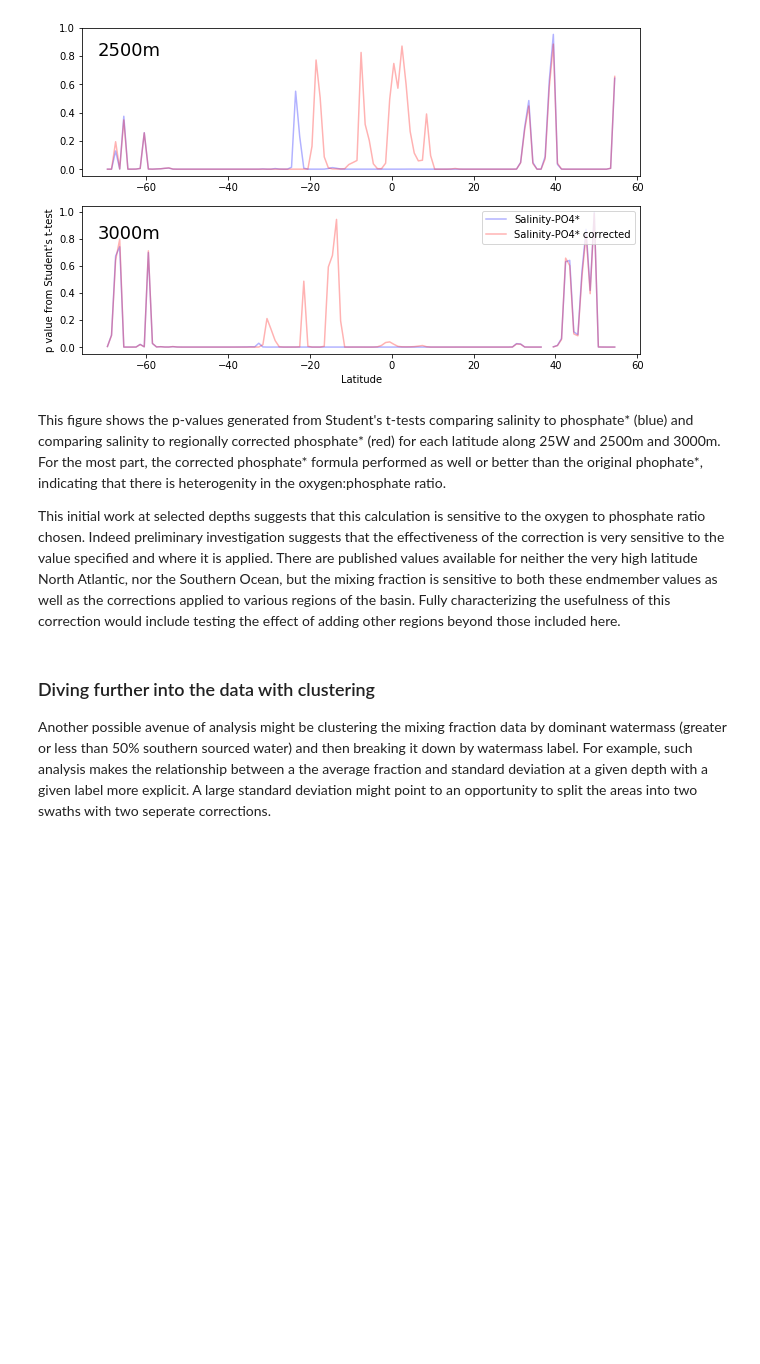
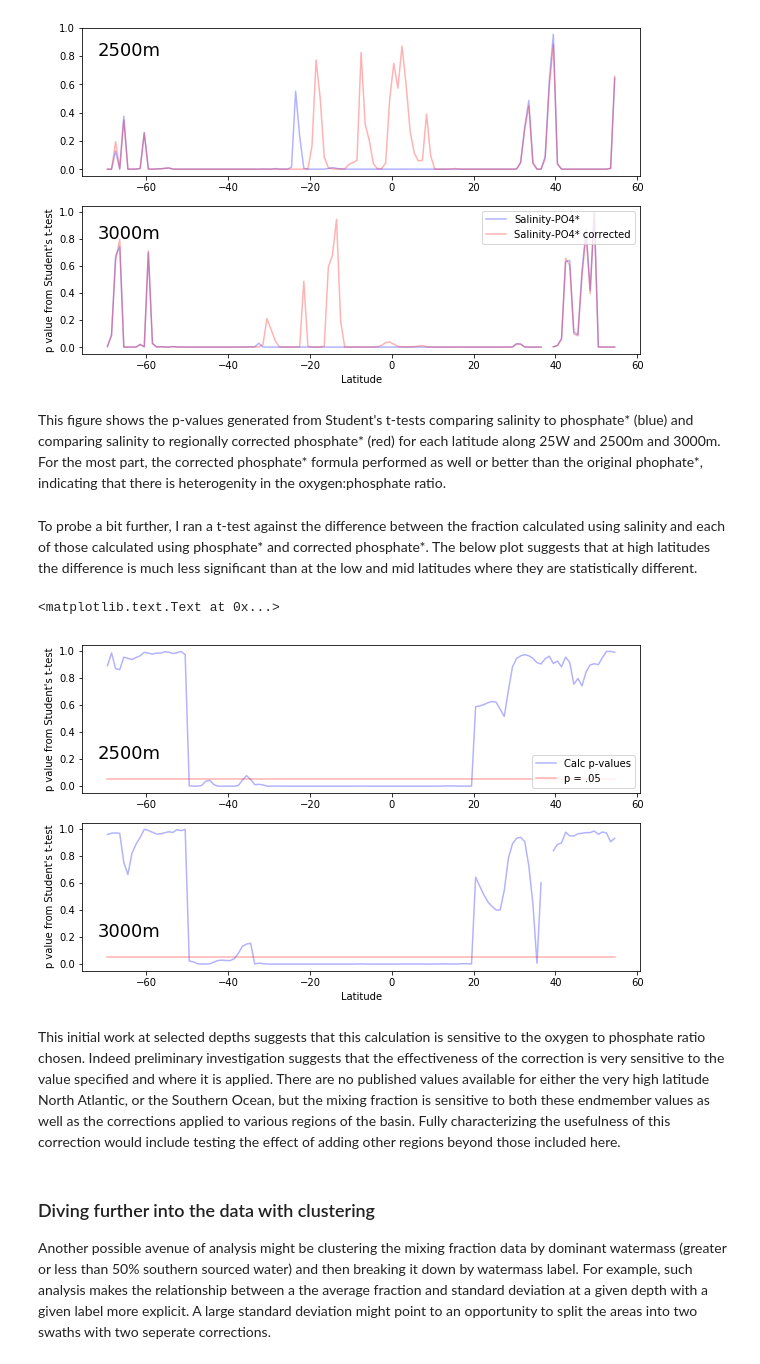
Before and after one commit to jordanplanders/Thinkful, a Jupyter notebook: Bootcamp/Unit 1/capstone/Phosphate-star jlanders-capstone2.ipynb, the cells around one changed output. Drawn from its saved outputs; the diff is of its cells as text; code cells hidden in the pictures; blank space fills up the shorter version.

Commit message:
added ttest comparing f_po4*-f_s and f_po4*c-f_s

```diff
--- a/Bootcamp/Unit 1/capstone/Phosphate-star jlanders-capstone2.ipynb
+++ b/Bootcamp/Unit 1/capstone/Phosphate-star jlanders-capstone2.ipynb
@@ -283,10 +283,32 @@ ax[len(depths)-1].set_xlabel('Latitude')
 # %% [output]
 <matplotlib.text.Text at 0x...>
 [figure]
+# %% [markdown]
+This figure shows the p-values generated from Student's t-tests comparing salinity to phosphate* (blue) and comparing salinity to regionally corrected phosphate* (red) for each latitude along 25W and 2500m and 3000m. For the most part, the corrected phosphate* formula performed as well or better than the original phophate*, indicating that there is heterogenity in the oxygen:phosphate ratio.
+# %% [markdown]
+To probe a bit further, I ran a t-test against the difference between the fraction calculated using salinity and each of those calculated using phosphate* and corrected phosphate*.  The below plot suggests that at high latitudes the difference is much less significant than at the low and mid latitudes where they are statistically different.
+# %%
+fig ,ax = plt.subplots(nrows=len(depths), ncols=1, figsize = (10,6))
+pval_d = {dpth: [] for dpth in depths}
+for ik, dpth in enumerate(depths):
+    for lat in latitudes:
+        delta = [mixing_ratios[dpth][lat]['salinity'][ik]-mixing_ratios[dpth][lat]['po4_star'][ik] for ik in range(len(mixing_ratios[dpth][lat]['salinity']))]
+        delta_c = [mixing_ratios[dpth][lat]['salinity'][ik]-mixing_ratios[dpth][lat]['po4_star_c'][ik] for ik in range(len(mixing_ratios[dpth][lat]['salinity']))]
+        tval,pval=stats.ttest_ind(delta, delta_c)
+        pval_d[dpth].append(pval)
+    ax[ik].plot(latitudes, pval_d[dpth], c= 'b', alpha = .3, label = 'Calc p-values')
+    ax[ik].plot(latitudes, [.05 for ik in range(len(latitudes))], c= 'r', alpha = .3, label = 'p = .05')
+
+    ax[ik].text(-72,.2,str(dpth)+'m', fontsize = 18)
+
+    ax[ik].set_ylabel('p value from Student\'s t-test')
+ax[0].legend(loc =4)
+ax[len(depths)-1].set_xlabel('Latitude')
+# %% [output]
+<matplotlib.text.Text at 0x...>
+[figure, added]
 # %% [markdown]
-This figure shows the p-values generated from Student's t-tests comparing salinity to phosphate* (blue) and comparing salinity to regionally corrected phosphate* (red) for each latitude along 25W and 2500m and 3000m. For the most part, the corrected phosphate* formula performed as well or better than the original phophate*, indicating that there is heterogenity in the oxygen:phosphate ratio.
-
-This initial work at selected depths suggests that this calculation is sensitive to the oxygen to phosphate ratio chosen.  Indeed preliminary investigation suggests that the effectiveness of the correction is very sensitive to the value specified and where it is applied.  There are published values available for neither the very high latitude North Atlantic, nor the Southern Ocean, but the mixing fraction is sensitive to both these endmember values as well as the corrections applied to various regions of the basin. Fully characterizing the usefulness of this correction would include testing the effect of adding other regions beyond those included here.
+This initial work at selected depths suggests that this calculation is sensitive to the oxygen to phosphate ratio chosen.  Indeed preliminary investigation suggests that the effectiveness of the correction is very sensitive to the value specified and where it is applied.  There are no published values available for either the very high latitude North Atlantic, or the Southern Ocean, but the mixing fraction is sensitive to both these endmember values as well as the corrections applied to various regions of the basin. Fully characterizing the usefulness of this correction would include testing the effect of adding other regions beyond those included here.
 # %% [markdown]
 ### Diving further into the data with clustering
 Another possible avenue of analysis might be clustering the mixing fraction data by dominant watermass (greater or less than 50% southern sourced water) and then breaking it down by watermass label.  For example, such analysis makes the relationship between a the average fraction and standard deviation at a given depth with a given label more explicit.  A large standard deviation might point to an opportunity to split the areas into two swaths with two seperate corrections.
```
